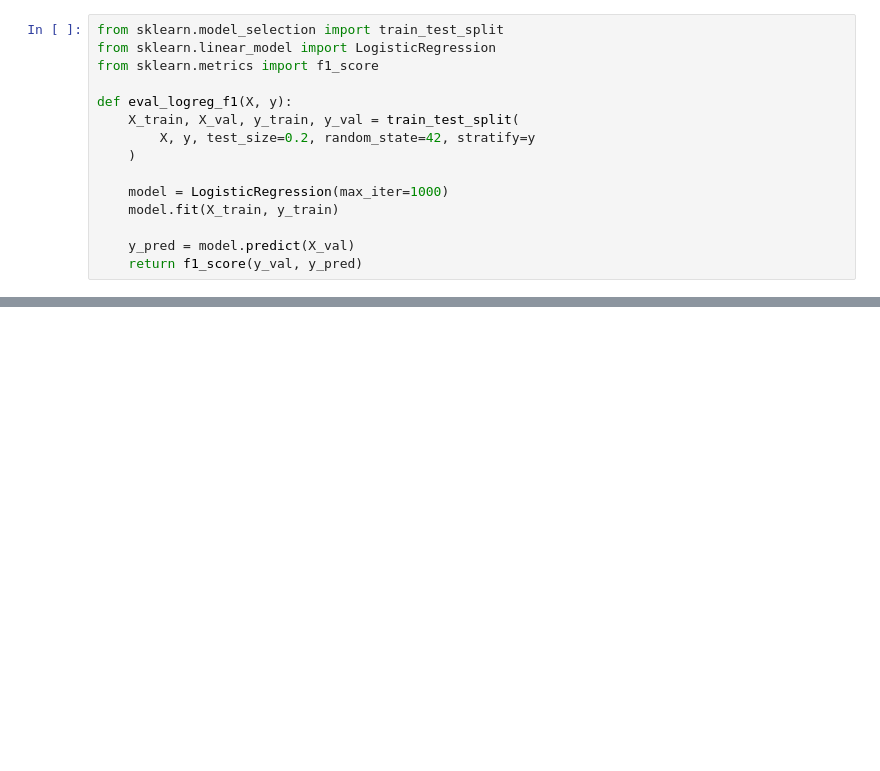
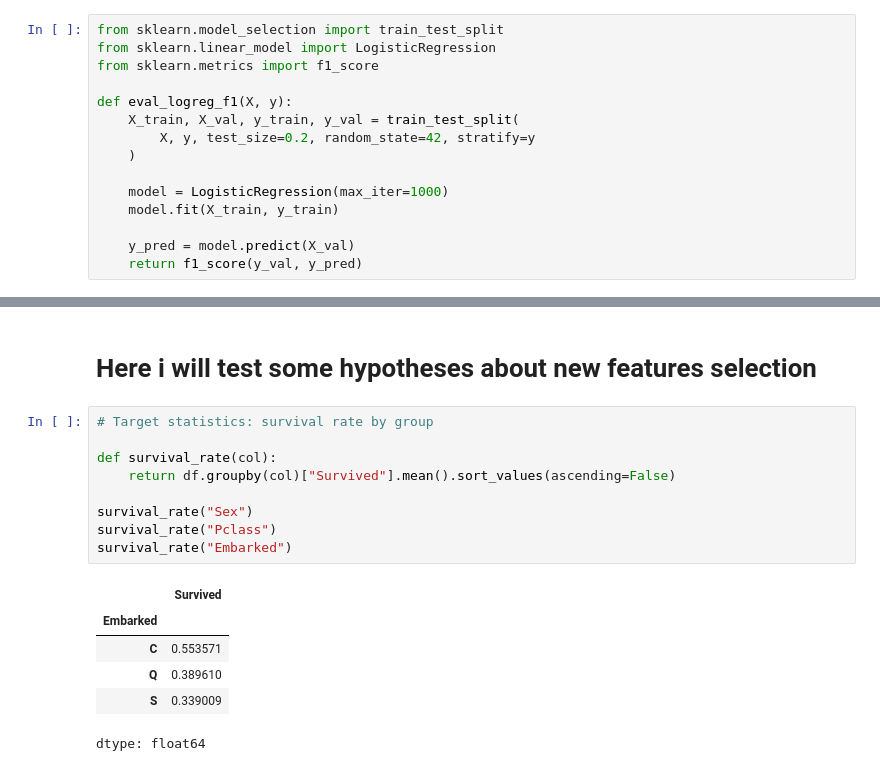
Before and after one commit to womeramichay/elta_home_assignment, a Jupyter notebook: notebooks/eda.ipynb, the cells around one changed output, grey strips where cells are left out. Saved outputs shown, nothing was run; the diff lists cells and outputs as text; blank space fills up the shorter version.

```diff
--- a/notebooks/eda.ipynb
+++ b/notebooks/eda.ipynb
@@ -230,0 +257,18 @@ baseline_f1: 0.7287
+# %% [markdown]
+# Here i will test some hypotheses about new features selection
+# %%
+# Target statistics: survival rate by group
+
+def survival_rate(col):
+    return df.groupby(col)["Survived"].mean().sort_values(ascending=False)
+
+survival_rate("Sex")
+survival_rate("Pclass")
+survival_rate("Embarked")
+# %% [output]
+|  | Survived |
+| Embarked |  |
+| C | 0.553571 |
+| Q | 0.389610 |
+| S | 0.339009 |
+dtype: float64
```
Also changed, not shown: parts of 13 cells of this notebook.
